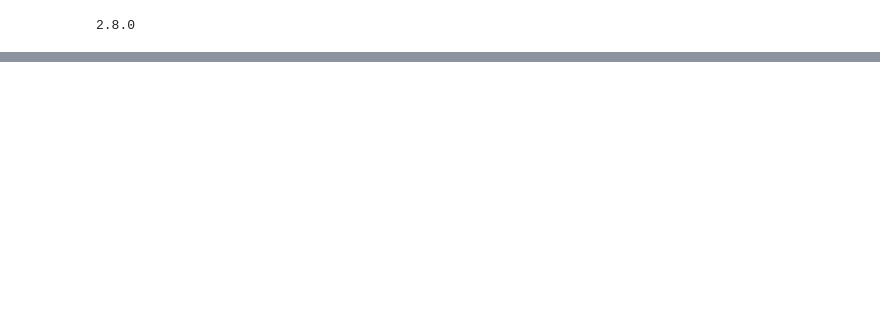
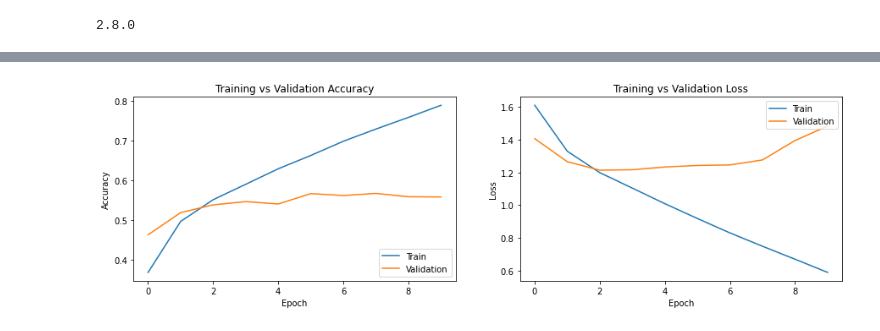
Before and after one commit to chikakoto/facial-expression-recognition, a Jupyter notebook: notebooks/ivan/7.2_im_TensorFlow_new dataset.ipynb, the cells around one changed output, grey strips where cells are left out. Saved outputs shown, nothing was run; the diff lists cells and outputs as text; code cells hidden in the pictures; blank space fills up the shorter version.

Commit message:
testing model parameters v1

```diff
--- a/notebooks/ivan/7.2_im_TensorFlow_new dataset.ipynb
+++ b/notebooks/ivan/7.2_im_TensorFlow_new dataset.ipynb
@@ -103,16 +139,3 @@ import tensorflow as tf
 print(tf.__version__)
 # %% [output]
 2.8.0
-# %%
-model = tf.keras.Sequential([
-    tf.keras.layers.Flatten(input_shape=(48, 48)), # shape of the input data
-    tf.keras.layers.Dense(128, activation='relu'),
-    tf.keras.layers.Dense(7, activation='softmax') # 7 output layers
-])
-
-model.compile(
-    optimizer='adam',
-    loss=tf.keras.losses.SparseCategoricalCrossentropy(from_logits=True),
-    metrics=['accuracy'])
-
-model.fit(train_images, train_labels, epochs=10)
@@ -155,0 +142,5 @@ Test accuracy: 0.35929229855537415
+# %%
+# one-hot encoding
+y_train = tf.keras.utils.to_categorical(train_labels, 7)
+y_test = tf.keras.utils.to_categorical(test_labels, 7)
+y_validation = tf.keras.utils.to_categorical(validation_labels, 7)
@@ -155,0 +276,4 @@ Test accuracy: 0.35929229855537415
+# %%
+plot_model_accuracy(mdl2_performance)
+# %% [output]
+[figure, added]
```
Also changed, not shown: parts of 16 cells of this notebook.
